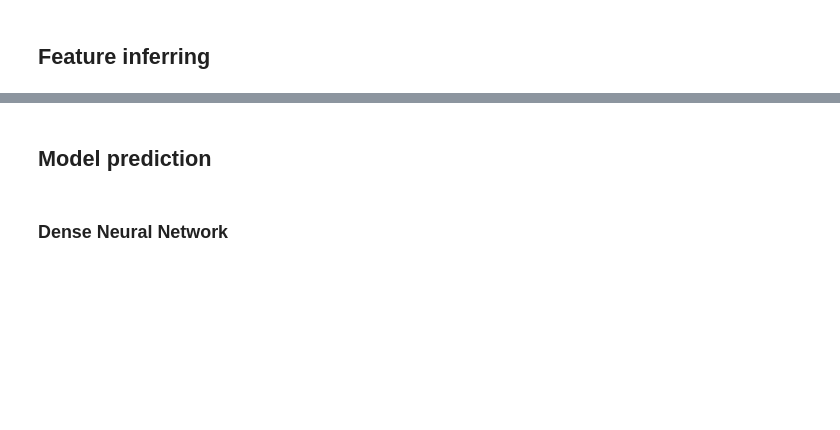
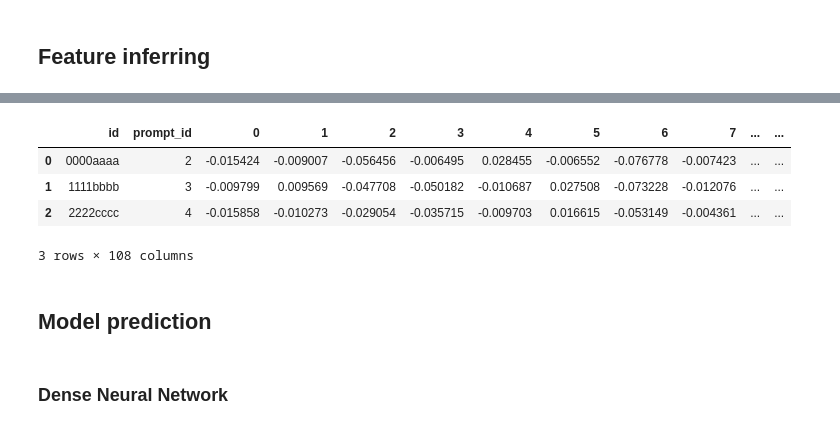
Before and after one commit to MrtC101/ia-2-uncuyo-2023, a Jupyter notebook: source/predict.ipynb, the cells around one changed output, grey strips where cells are left out. Cells and saved outputs as stored; diff of their text form; code cells hidden in the pictures; blank space fills up the shorter version.

```diff
--- a/source/predict.ipynb
+++ b/source/predict.ipynb
@@ -61,7 +61,7 @@ def features(dataset):
         dot = 0
         punctuation = 0
         apostrofees = 0
-        for token in doc.words:
+        for token in doc:
             if(token.endswith(".")):
                 dot+=1
                 punctuation+=1
@@ -121,3 +134,11 @@ KeyboardInterrupt
+# %%
+pre_processed_test_data
+# %% [output]
+|  | id | prompt_id | 0 | 1 | 2 | 3 | 4 | 5 | 6 | 7 | ... | ... |
+| 0 | 0000aaaa | 2 | -0.015424 | -0.009007 | -0.056456 | -0.006495 | 0.028455 | -0.006552 | -0.076778 | -0.007423 | ... | ... |
+| 1 | 1111bbbb | 3 | -0.009799 | 0.009569 | -0.047708 | -0.050182 | -0.010687 | 0.027508 | -0.073228 | -0.012076 | ... | ... |
+| 2 | 2222cccc | 4 | -0.015858 | -0.010273 | -0.029054 | -0.035715 | -0.009703 | 0.016615 | -0.053149 | -0.004361 | ... | ... |
+3 rows × 108 columns
 # %% [markdown]
 ## Model prediction
 # %% [markdown]
```
Also changed, not shown: parts of 11 cells of this notebook, 2 other files.
